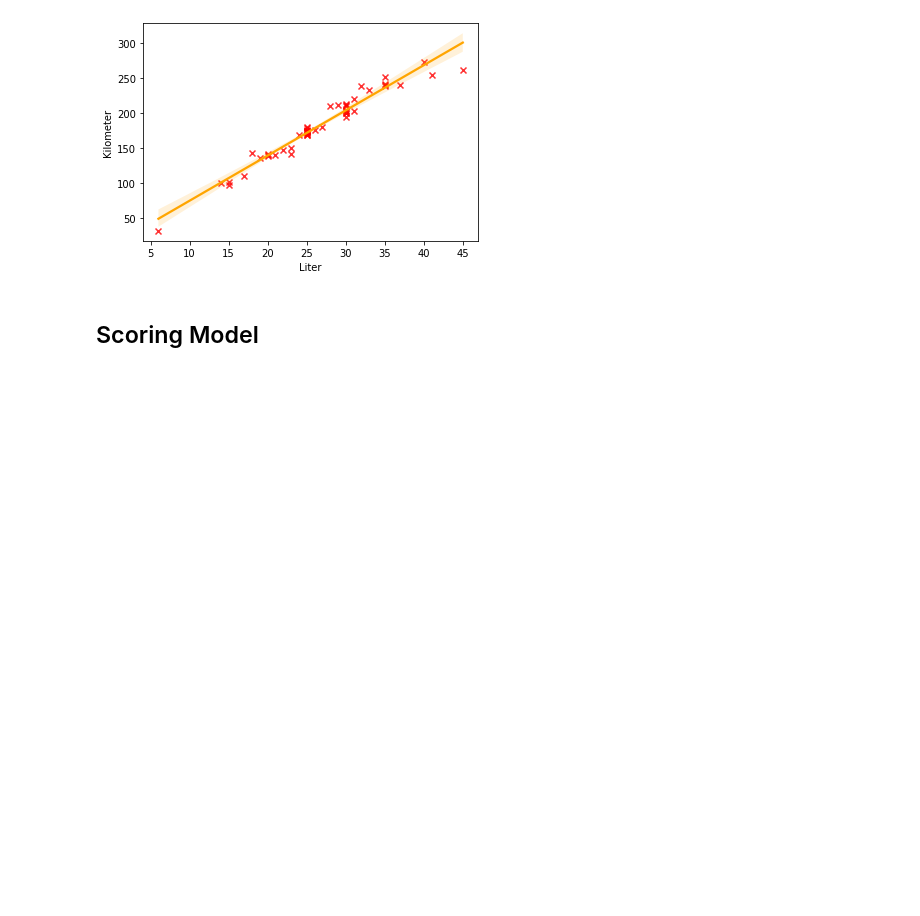
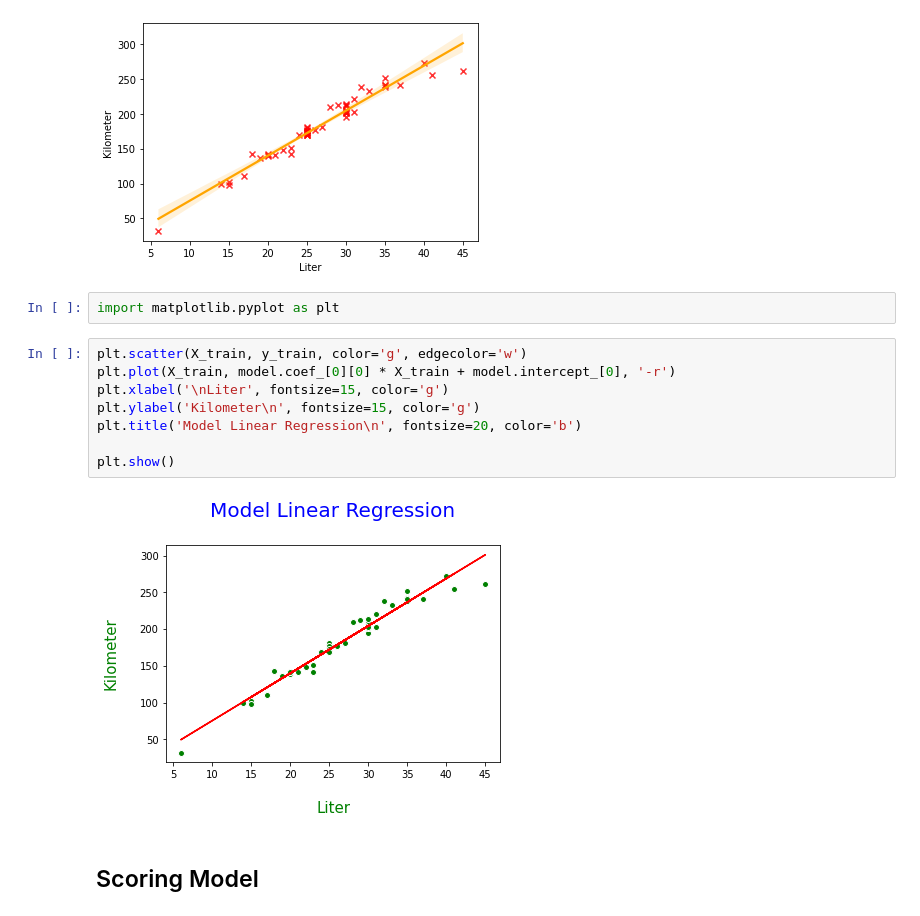
Before and after one commit to mhyubr/Basic_Machine_Learning, a Jupyter notebook: Linear_Regression.ipynb, the cells around one changed output. Cells and saved outputs as stored; diff of their text form; blank space fills up the shorter version.

```diff
--- a/Linear_Regression.ipynb
+++ b/Linear_Regression.ipynb
@@ -61,6 +59,18 @@ sns.regplot(x=X_train, y=y_train, data=df, scatter_kws={"color" : "red"}, line_k
 # %% [output]
 <matplotlib.axes._subplots.AxesSubplot at 0x...>
 [figure]
+# %%
+import matplotlib.pyplot as plt
+# %%
+plt.scatter(X_train, y_train, color='g', edgecolor='w')
+plt.plot(X_train, model.coef_[0][0] * X_train + model.intercept_[0], '-r')
+plt.xlabel('\nLiter', fontsize=15, color='g')
+plt.ylabel('Kilometer\n', fontsize=15, color='g')
+plt.title('Model Linear Regression\n', fontsize=20, color='b')
+
+plt.show()
+# %% [output]
+[figure, added]
 # %% [markdown]
 ## Scoring Model
 # %%
```
Also changed, not shown: parts of 2 cells of this notebook.
